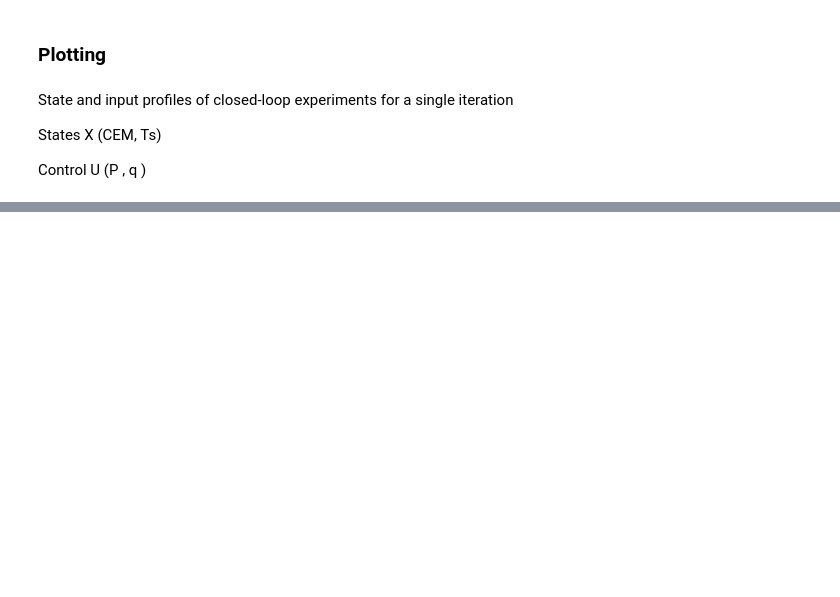
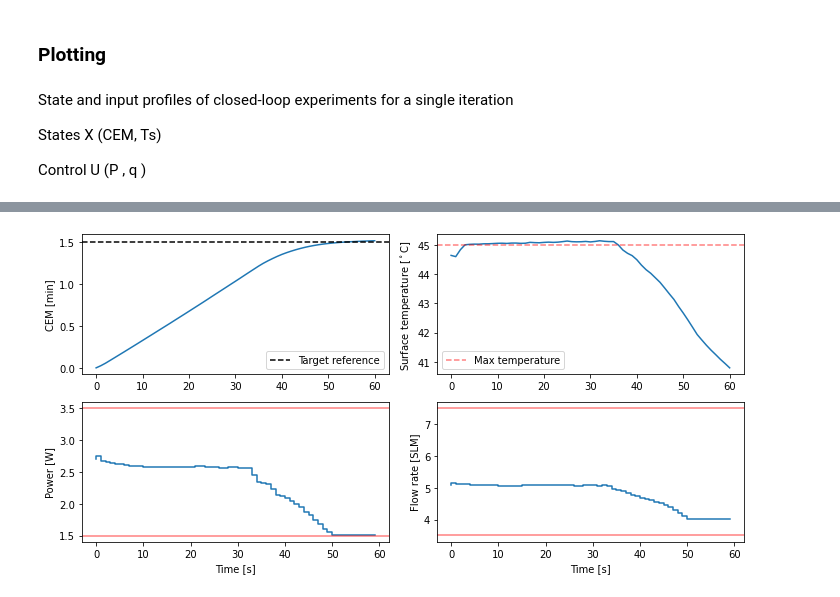
Before and after one commit to huynmela/MPC_study, a Jupyter notebook: MPC_BO/MPC_Chan_2023.ipynb, the cells around one changed output, grey strips where cells are left out. Saved outputs shown, nothing was run; the diff lists cells and outputs as text; code cells hidden in the pictures; blank space fills up the shorter version.

```diff
--- a/MPC_BO/MPC_Chan_2023.ipynb
+++ b/MPC_BO/MPC_Chan_2023.ipynb
@@ -183,32 +338,34 @@ Control U (P  , q )
 # %%
 fig, ((ax1, ax2), (ax3, ax4)) = plt.subplots(2, 2, figsize=(10, 5))
+# # I
+# ax2.plot(np.arange(Y_sim[1].shape[0]), np.ravel(Y_sim[1]) + yss[1])
+# ax2.set_ylabel('I [a.u.]')
 
-# # CEM
-# ax1.plot(np.arange(CEMsim.shape[1]), np.ravel(CEMsim))
-# ax1.axhline([1.5], linestyle='--', color='black', label='Target reference')
-# ax1.set_ylabel('CEM [min]')
-# ax1.legend()
+# CEM
+ax1.plot(np.arange(CEMsim.shape[1]), np.ravel(CEMsim))
+ax1.axhline([1.5], linestyle='--', color='black', label='Target reference')
+ax1.set_ylabel('CEM [min]')
+ax1.legend()
 
 # Ts
-ax1.plot(np.arange(X_sim[0].shape[0]), np.ravel(X_sim[0]) + yss[0])
-ax1.axhline([45.], color='red', linestyle='--', label='Max temperature', alpha=0.5)
-ax1.set_ylabel('Surface temperature [$^\circ$C]')
-ax1.legend()
-# I
-ax2.plot(np.arange(X_sim[1].shape[0]), np.ravel(X_sim[1]) + yss[1])
-ax2.set_ylabel('I [a.u.]')
+ax2.plot(np.arange(Y_sim[0].shape[0]), np.ravel(Y_sim[0]) + yss[0])
+ax2.axhline([45.], color='red', linestyle='--', label='Max temperature', alpha=0.5)
+ax2.set_ylabel('Surface temperature [$^\circ$C]')
 ax2.legend()
+
 # P
 ax3.step(np.arange(U_sim[0].shape[0]), np.ravel(U_sim[0]) + uss[0])
 ax3.axhline([u_max[0] + uss[0]], color='r', alpha=0.5)
 ax3.axhline([u_min[0] + uss[0]], color='r', alpha=0.5)
 ax3.set_ylabel('Power [W]')
 ax3.set_xlabel('Time [s]')
 # q
 ax4.step(np.arange(U_sim[1].shape[0]), np.ravel(U_sim[1]) + uss[1])
 ax4.axhline([u_max[1] + uss[1]], color='r', alpha=0.5)
 ax4.axhline([u_min[1] + uss[1]], color='r', alpha=0.5)
 ax4.set_ylabel('Flow rate [SLM]')
 ax4.set_xlabel('Time [s]')
 
 plt.tight_layout()
+# %% [output]
+[figure, added]
```
Also changed, not shown: parts of 25 cells of this notebook, 4 other files.
